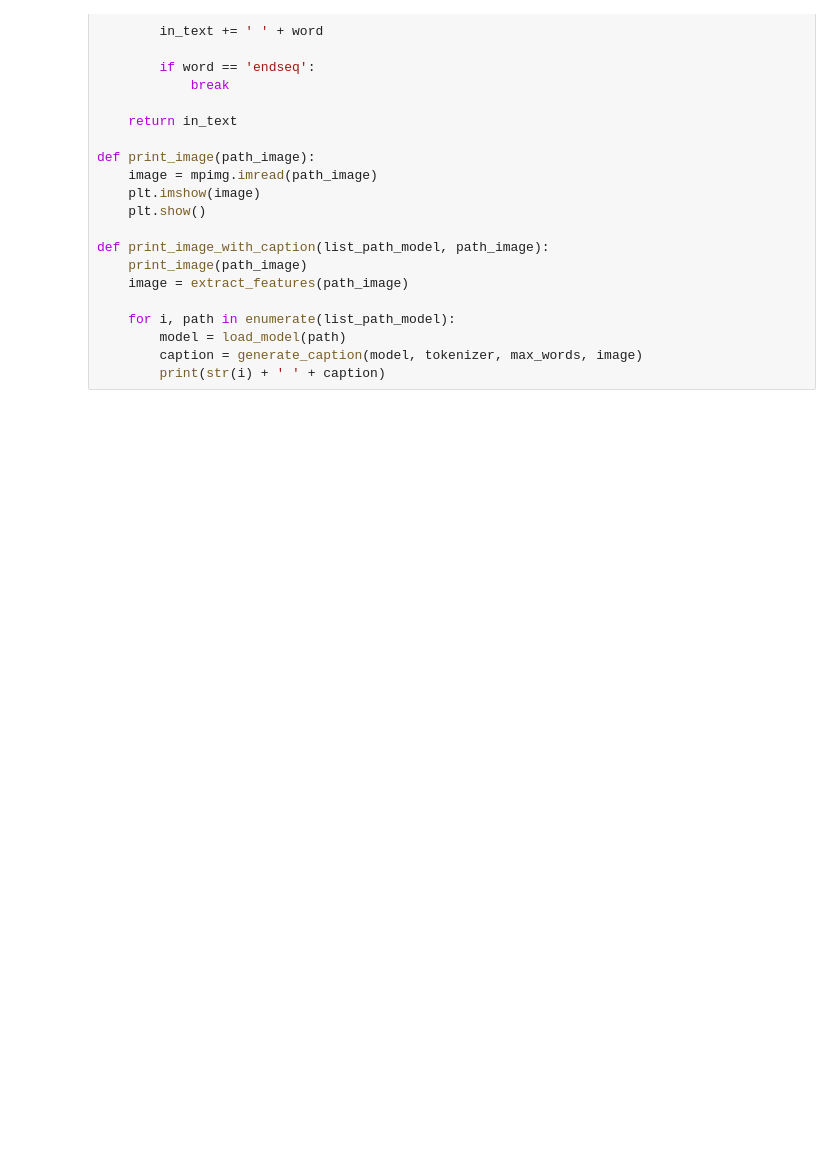
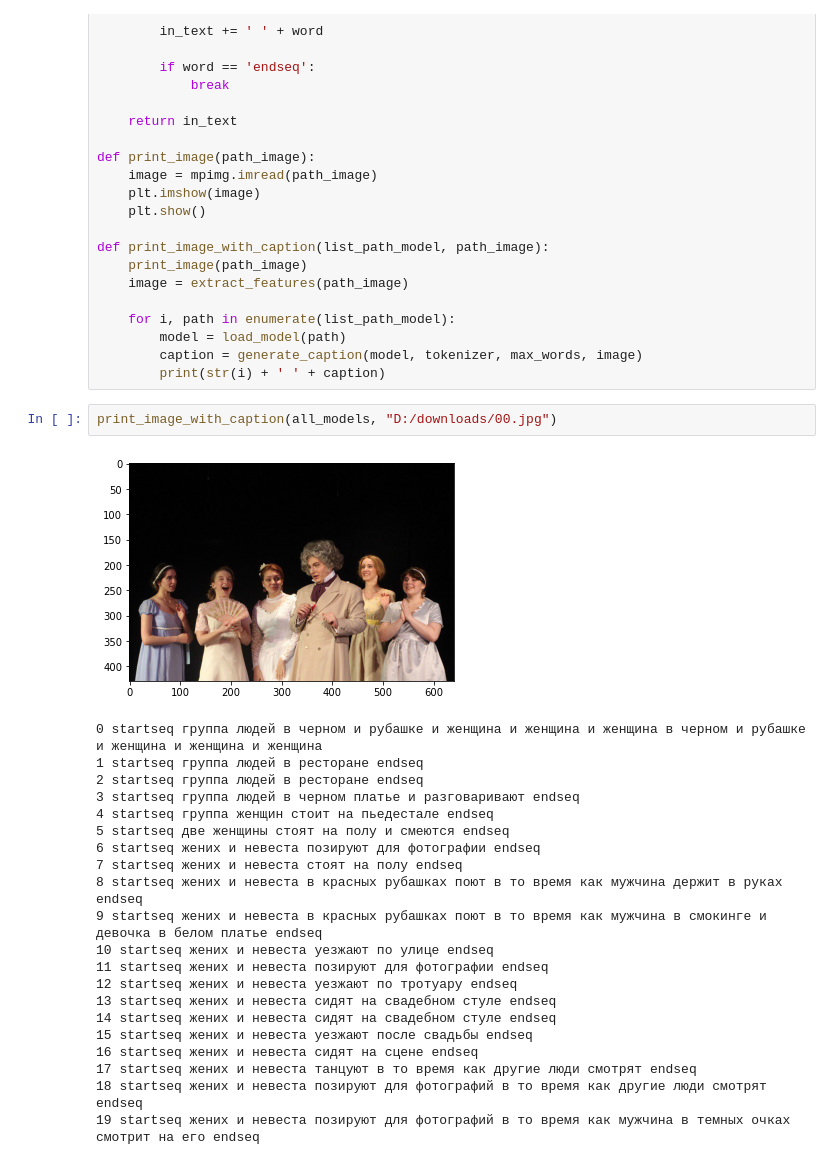
Before and after one commit to algorithm-ssau/generating-image-captions, a Jupyter notebook: lab3-image-caption-generator/6-use-model.ipynb, the cells around one changed output. Saved outputs shown, nothing was run; the diff lists cells and outputs as text; blank space fills up the shorter version.

```diff
--- a/lab3-image-caption-generator/6-use-model.ipynb
+++ b/lab3-image-caption-generator/6-use-model.ipynb
@@ -100,3 +100,27 @@ def print_image_with_caption(list_path_model, path_image):
         model = load_model(path)
         caption = generate_caption(model, tokenizer, max_words, image)
         print(str(i) + ' ' + caption)
+# %%
+print_image_with_caption(all_models, "D:/downloads/00.jpg")
+# %% [output]
+[figure, added]
+0 startseq группа людей в черном и рубашке и женщина и женщина и женщина в черном и рубашке и женщина и женщина и женщина
+1 startseq группа людей в ресторане endseq
+2 startseq группа людей в ресторане endseq
+3 startseq группа людей в черном платье и разговаривают endseq
+4 startseq группа женщин стоит на пьедестале endseq
+5 startseq две женщины стоят на полу и смеются endseq
+6 startseq жених и невеста позируют для фотографии endseq
+7 startseq жених и невеста стоят на полу endseq
+8 startseq жених и невеста в красных рубашках поют в то время как мужчина держит в руках endseq
+9 startseq жених и невеста в красных рубашках поют в то время как мужчина в смокинге и девочка в белом платье endseq
+10 startseq жених и невеста уезжают по улице endseq
+11 startseq жених и невеста позируют для фотографии endseq
+12 startseq жених и невеста уезжают по тротуару endseq
+13 startseq жених и невеста сидят на свадебном стуле endseq
+14 startseq жених и невеста сидят на свадебном стуле endseq
+15 startseq жених и невеста уезжают после свадьбы endseq
+16 startseq жених и невеста сидят на сцене endseq
+17 startseq жених и невеста танцуют в то время как другие люди смотрят endseq
+18 startseq жених и невеста позируют для фотографий в то время как другие люди смотрят endseq
+19 startseq жених и невеста позируют для фотографий в то время как мужчина в темных очках смотрит на его endseq
```
Also changed, not shown: parts of 4 cells of this notebook.
